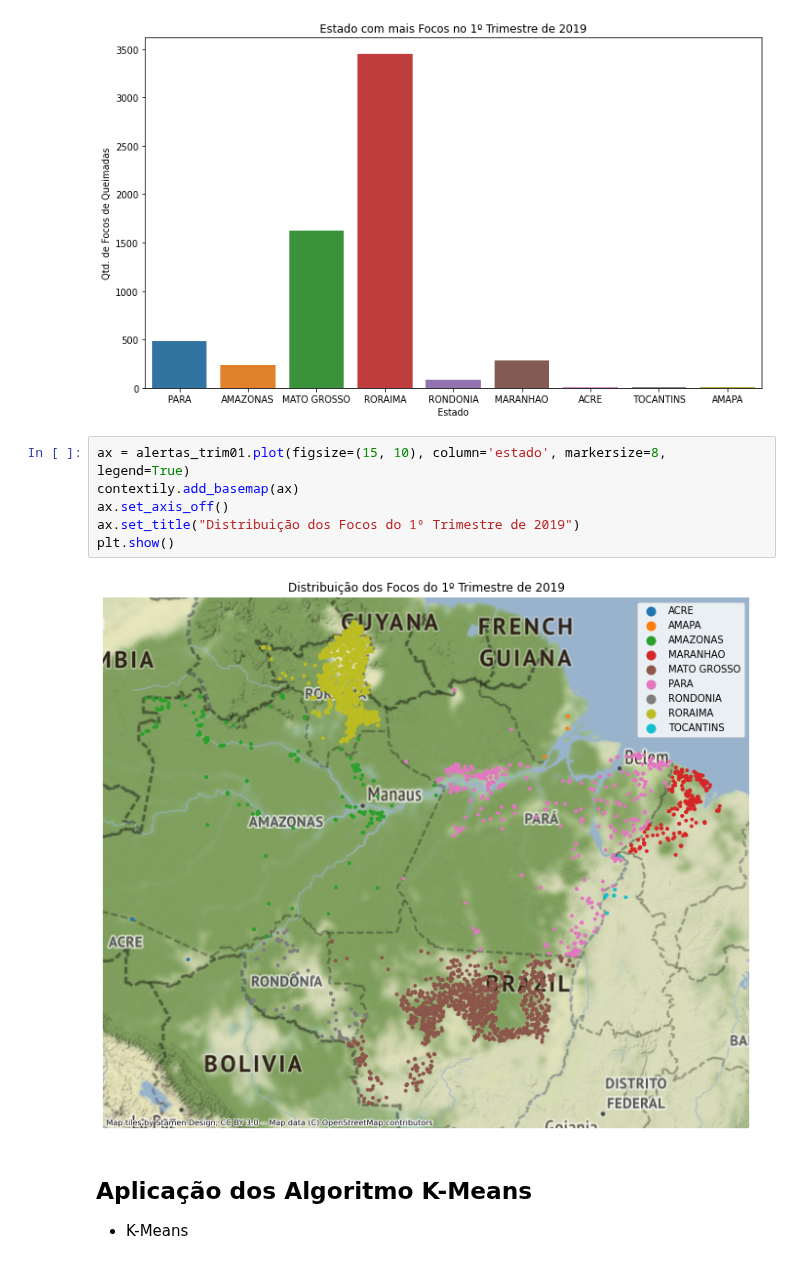
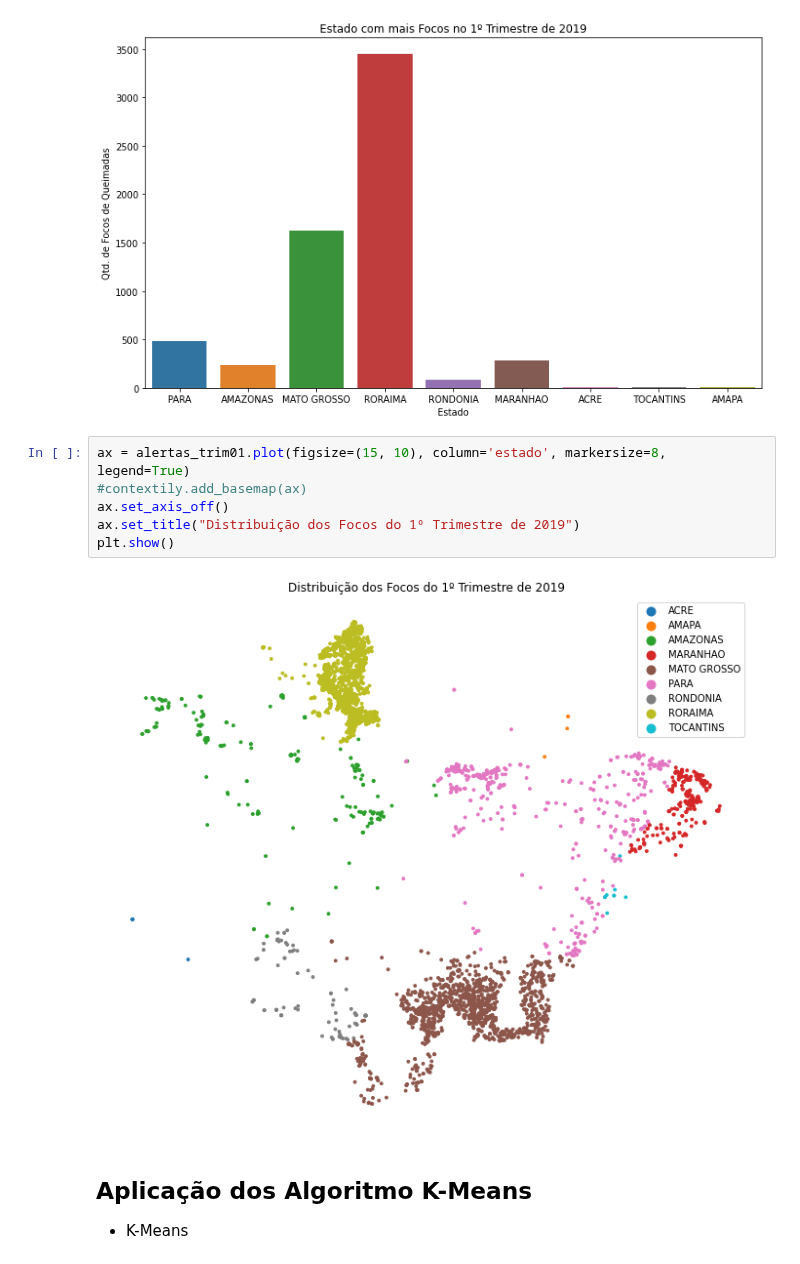
Before and after one commit to danielleitesoares/tccuea, a Jupyter notebook: 2019_trim01.ipynb, the cells around one changed output. Cells and saved outputs as stored; diff of their text form.

```diff
--- a/2019_trim01.ipynb
+++ b/2019_trim01.ipynb
@@ -165,12 +165,12 @@ plt.show()
 [figure]
 # %%
 ax = alertas_trim01.plot(figsize=(15, 10), column='estado', markersize=8, legend=True)
-contextily.add_basemap(ax)
+#contextily.add_basemap(ax)
 ax.set_axis_off()
 ax.set_title("Distribuição dos Focos do 1º Trimestre de 2019")
 plt.show()
 # %% [output]
-[figure, old version]
+[figure, new version]
 # %% [markdown]
 ## **Aplicação dos Algoritmo K-Means**
 
```
Also changed, not shown: parts of 3 cells of this notebook.
